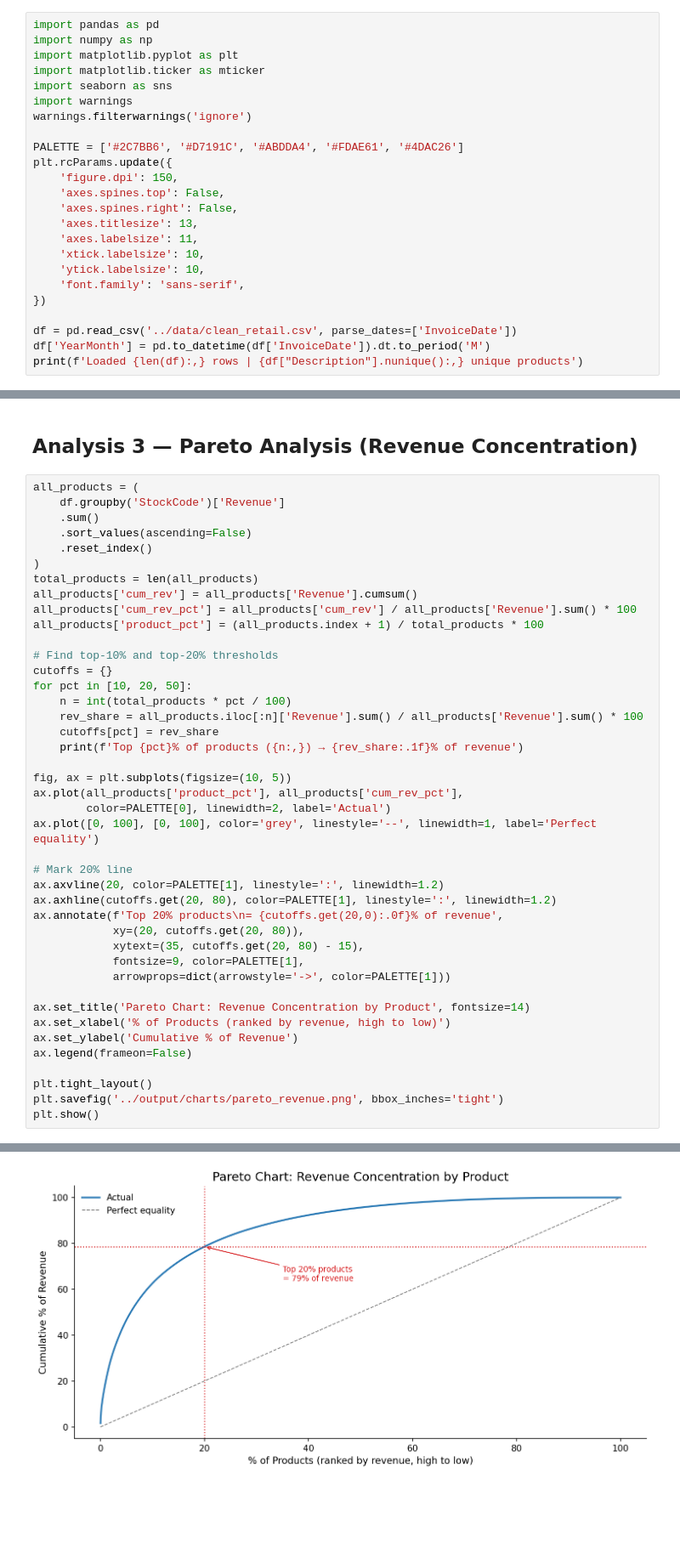
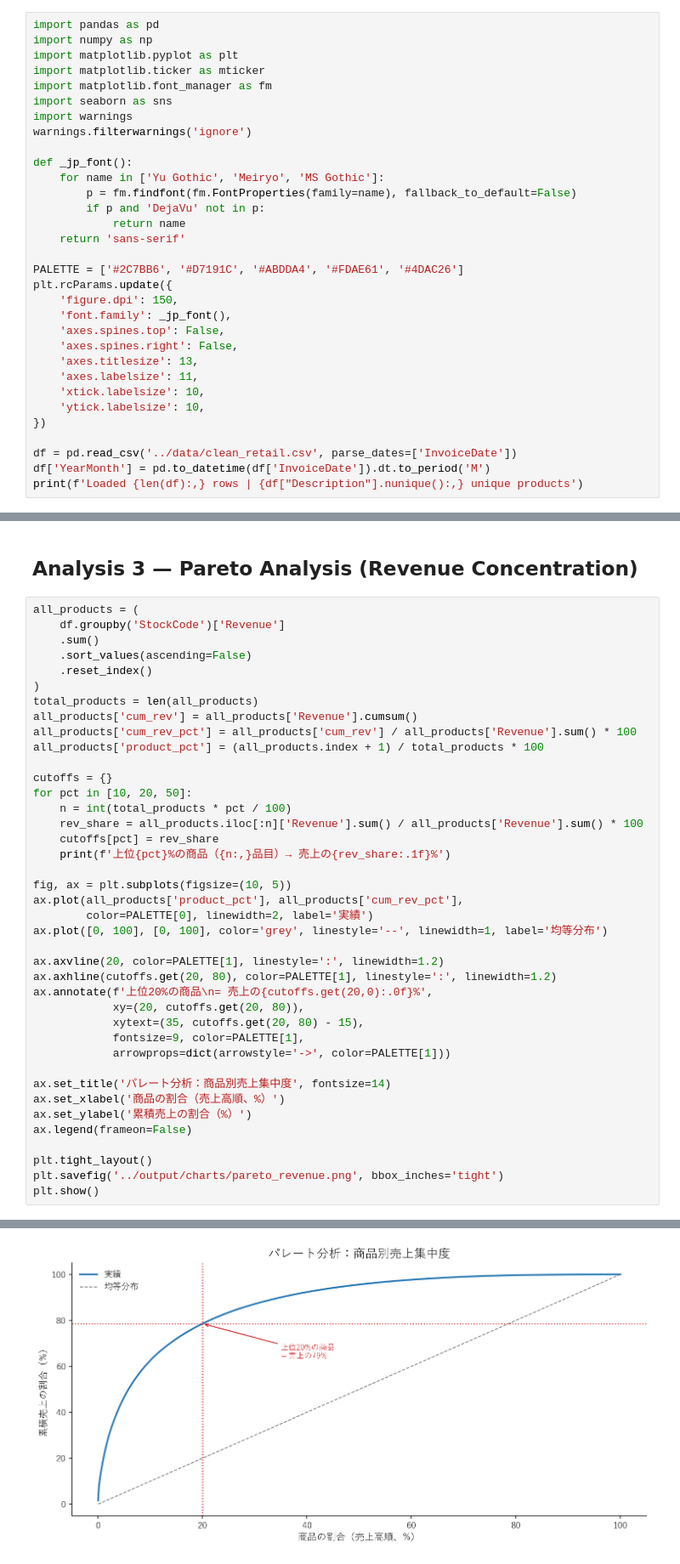
Before and after one commit to Keybladerhuy/retail-data-analysis, a Jupyter notebook: notebooks/03_product_performance.ipynb, the cells around one changed output, grey strips where cells are left out. Shown at 85% size. Drawn from its saved outputs; the diff is of its cells as text; blank space fills up the shorter version.

```diff
--- a/notebooks/03_product_performance.ipynb
+++ b/notebooks/03_product_performance.ipynb
@@ -20,20 +20,28 @@ import pandas as pd
 import numpy as np
 import matplotlib.pyplot as plt
 import matplotlib.ticker as mticker
+import matplotlib.font_manager as fm
 import seaborn as sns
 import warnings
 warnings.filterwarnings('ignore')
 
+def _jp_font():
+    for name in ['Yu Gothic', 'Meiryo', 'MS Gothic']:
+        p = fm.findfont(fm.FontProperties(family=name), fallback_to_default=False)
+        if p and 'DejaVu' not in p:
+            return name
+    return 'sans-serif'
+
 PALETTE = ['#2C7BB6', '#D7191C', '#ABDDA4', '#FDAE61', '#4DAC26']
 plt.rcParams.update({
     'figure.dpi': 150,
+    'font.family': _jp_font(),
     'axes.spines.top': False,
     'axes.spines.right': False,
     'axes.titlesize': 13,
     'axes.labelsize': 11,
     'xtick.labelsize': 10,
     'ytick.labelsize': 10,
-    'font.family': 'sans-serif',
 })
 
 df = pd.read_csv('../data/clean_retail.csv', parse_dates=['InvoiceDate'])
@@ -129,31 +136,29 @@ all_products['cum_rev'] = all_products['Revenue'].cumsum()
 all_products['cum_rev_pct'] = all_products['cum_rev'] / all_products['Revenue'].sum() * 100
 all_products['product_pct'] = (all_products.index + 1) / total_products * 100
 
-# Find top-10% and top-20% thresholds
 cutoffs = {}
 for pct in [10, 20, 50]:
     n = int(total_products * pct / 100)
     rev_share = all_products.iloc[:n]['Revenue'].sum() / all_products['Revenue'].sum() * 100
     cutoffs[pct] = rev_share
-    print(f'Top {pct}% of products ({n:,}) → {rev_share:.1f}% of revenue')
+    print(f'上位{pct}%の商品（{n:,}品目）→ 売上の{rev_share:.1f}%')
 
 fig, ax = plt.subplots(figsize=(10, 5))
 ax.plot(all_products['product_pct'], all_products['cum_rev_pct'],
-        color=PALETTE[0], linewidth=2, label='Actual')
-ax.plot([0, 100], [0, 100], color='grey', linestyle='--', linewidth=1, label='Perfect equality')
+        color=PALETTE[0], linewidth=2, label='実績')
+ax.plot([0, 100], [0, 100], color='grey', linestyle='--', linewidth=1, label='均等分布')
 
-# Mark 20% line
 ax.axvline(20, color=PALETTE[1], linestyle=':', linewidth=1.2)
 ax.axhline(cutoffs.get(20, 80), color=PALETTE[1], linestyle=':', linewidth=1.2)
-ax.annotate(f'Top 20% products\n= {cutoffs.get(20,0):.0f}% of revenue',
+ax.annotate(f'上位20%の商品\n= 売上の{cutoffs.get(20,0):.0f}%',
             xy=(20, cutoffs.get(20, 80)),
             xytext=(35, cutoffs.get(20, 80) - 15),
             fontsize=9, color=PALETTE[1],
             arrowprops=dict(arrowstyle='->', color=PALETTE[1]))
 
-ax.set_title('Pareto Chart: Revenue Concentration by Product', fontsize=14)
-ax.set_xlabel('% of Products (ranked by revenue, high to low)')
-ax.set_ylabel('Cumulative % of Revenue')
+ax.set_title('パレート分析：商品別売上集中度', fontsize=14)
+ax.set_xlabel('商品の割合（売上高順、%）')
+ax.set_ylabel('累積売上の割合（%）')
 ax.legend(frameon=False)
 
 plt.tight_layout()
@@ -166,4 +171,4 @@ Top 50% of products (2,315) → 95.6% of revenue
-[figure, old version]
+[figure, new version]
 # %% [markdown]
 ## Analysis 4 — Month-over-Month Product Rank Change
 
```
Also changed, not shown: parts of 3 cells of this notebook, 17 other files.
